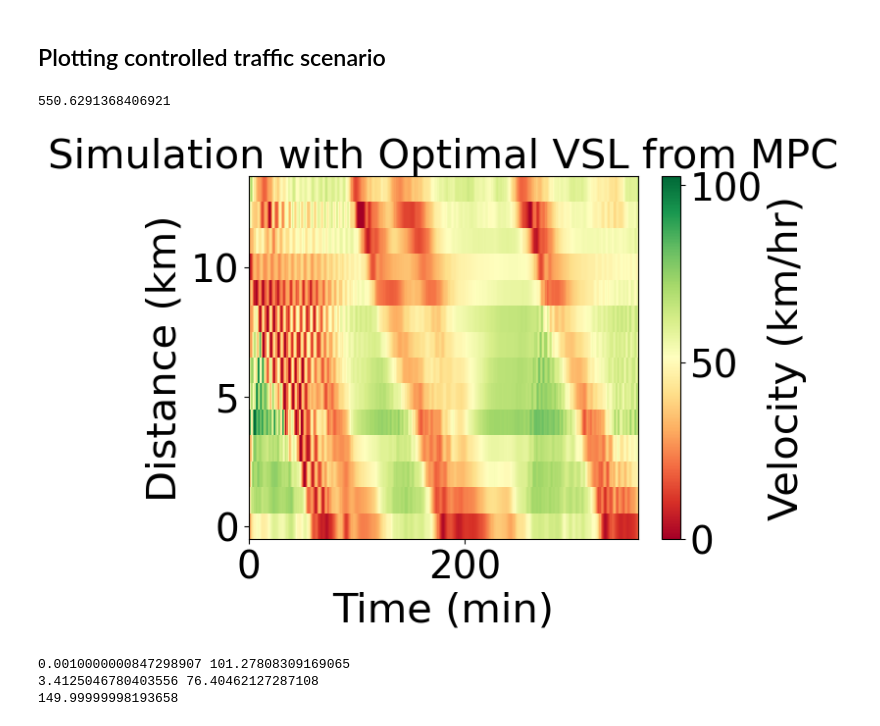
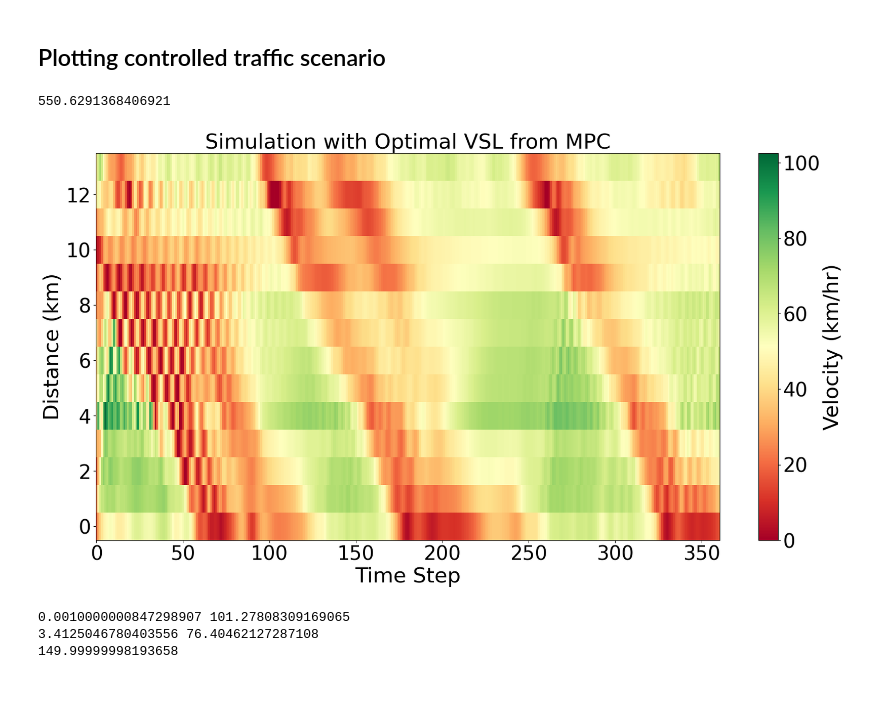
Before and after one commit to Tristanchaang/mpc-traffic-flow, a Jupyter notebook: experiments/run_controllable_congestion.ipynb, the cells around one changed output. Saved outputs shown, nothing was run; the diff lists cells and outputs as text; code cells hidden in the pictures; blank space fills up the shorter version.

```diff
--- a/experiments/run_controllable_congestion.ipynb
+++ b/experiments/run_controllable_congestion.ipynb
@@ -19,6 +21,6 @@ from traffic_sim import *
 # %%
 from scipy.ndimage import uniform_filter1d
-def smooth_inflow(inflow: np.ndarray, window_size=2):
+def smooth_inflow(inflow, window_size=2):
     return uniform_filter1d(inflow, window_size, axis=0, mode="nearest", output=np.float64)
 # %% [markdown]
 ## Data and calibration loading
@@ -32,13 +34,16 @@ start_time_step = int(start_time / time_step)
 # %%
 # Read in the data
 DATE = "11_30"
-CONSTRAINT = ""                # or "speed_lb", "hold_length", "safety_sweep"
+CONSTRAINT = "speed_lb"                # or "speed_lb", "hold_length", "safety_sweep"
 calibration_id = DEFAULT_CALIBRATION # default: "calibration_static/fixed_ramping"
 calibration_interval = None            # None if static, else interval in time steps
 
-data_path    = i24_data(DATE)
-cal_path     = i24_calibration(DATE, calibration_id, calibration_interval)
-results_path = ensure_dir(i24_results(DATE, CONSTRAINT, calibration_id=calibration_id, interval=calibration_interval))
+data_path    = I24_DATA / f"i24_{DATE}"
+cal_path     = I24_DATA / f"i24_{DATE}" / calibration_id / (f"control_h_{calibration_interval}" if calibration_interval else "")
+results_path = ensure_dir(
+  I24_RESULTS / f"i24_{DATE}" / calibration_id /
+  (f"control_h_{calibration_interval}" if calibration_interval else "") / CONSTRAINT
+)
 
 # Assert data exists
 assert os.path.exists(cal_path), f"Calibration parameters not found at {cal_path}"
@@ -99,13 +95,13 @@ from param_loader import METANET_Params
 
 subfolders = [
     f for f in os.listdir(cal_path)
-    if os.path.isdir(os.path.join(cal_path, f)) and f.startswith("params_")
+    if os.path.isdir(cal_path / f) and f.startswith("params_")
 ]
 
 if subfolders:
     print(f"Dynamic parameters detected: {len(subfolders)} subfolder(s) found")
     control_h = time_steps // len(subfolders)
-    model_params = METANET_Params(path=f"{data_path}/{calibration_id}", control_h=control_h, num_timesteps=time_steps, num_segments=num_segments).get_params()
+    model_params = METANET_Params(path=data_path/calibration_id, control_h=control_h, num_timesteps=time_steps, num_segments=num_segments).get_params()
 else:
     print("No dynamic parameter subfolders found — using static calibration parameters")
     model_params = METANET_Params(path=cal_path, num_timesteps=time_steps, num_segments=num_segments).get_params()
@@ -389,10 +328,7 @@ print(downstream_density_mpc.shape, inflow_mpc.shape, time_steps)
 (360,) (360,)
 (402,) (402,) 360
 # %%
-init_state = (true_density_initial,
-              true_velocity_initial,
-              data_inflow[start_time],
-              0)
+init_state = (true_density_initial, true_velocity_initial, data_inflow[start_time], 0)
 # %%
 for k, v in model_params.items():
     if isinstance(v, np.ndarray) and v.ndim == 2:
@@ -477,32 +424,31 @@ print(model_params['v_free'])
 # %%
 np.set_printoptions(suppress=True)
 
 vsl_test = np.ones((360, num_segments)) * 150
-p_baseline, v_baseline, _, tts_baseline = run_metanet_sim(time_step,
+p_baseline, v_baseline, _, tts_baseline = run_metanet_sim_plottable(time_step,
                                    L,
                                    init_state,
                                    data_inflow,
                                    downstream_density,
                                    model_params,
                                    lanes = lane_dict,
                                    vsl_speeds=vsl_test,
-                                   plotting=True,
                                    real_data=False
 )
 
 print(tts_baseline)
 
-plt.imshow(v_baseline.T, cmap='RdYlGn', aspect='auto', interpolation='none', vmin=0, vmax=np.max(velocity_data))
-plt.title('Simulation with Optimal VSL from MPC')
-plt.xlabel('Time (min)')
-plt.ylabel('Distance (km)')
-plt.colorbar(label='Velocity (km/hr)')
-plt.gca().invert_yaxis()
-plt.gca().xaxis.set_ticks_position('bottom')
+p = Plotter(1, 1, figsize=(20, 10))
+p[0] = {'title': 'Simulation with Optimal VSL from MPC', 'xlabel': 'Time Step', 'ylabel': 'Distance (km)'}
+p.fig.colorbar(
+  p[0].imshow(v_baseline.T, cmap='RdYlGn', aspect='auto', interpolation='none', vmin=0, vmax=np.max(velocity_data).item()),
+  label='Velocity (km/hr)'
+)
+p[0].invert_yaxis()
 plt.show()
 # %% [output]
 550.6291368406921
-[figure, old version]
+[figure, new version]
 # %%
 print(np.min(v_baseline), np.max(v_baseline))
 print(np.min(p_baseline), np.max(p_baseline))
```
Also changed, not shown: parts of 29 cells of this notebook, 28 other files.
